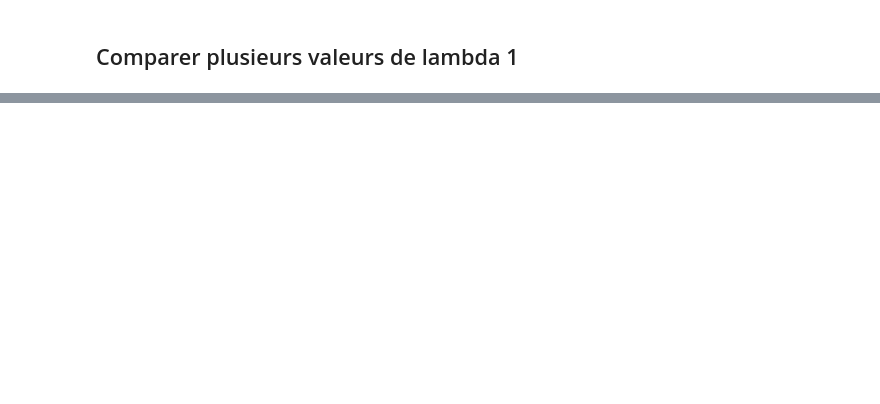
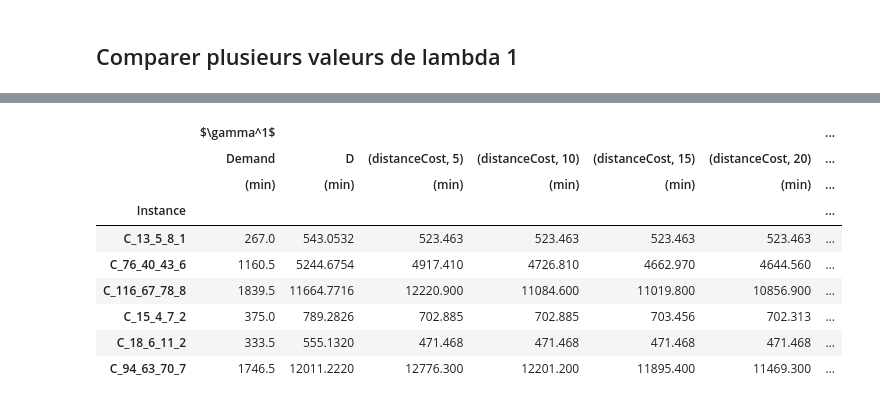
Before and after one commit to aliousmane/concrete-delivery-problem, a Jupyter notebook: result/cq/results_cq.ipynb, the cells around one changed output, grey strips where cells are left out. Cells and saved outputs as stored; diff of their text form; code cells hidden in the pictures; blank space fills up the shorter version.

```diff
--- a/result/cq/results_cq.ipynb
+++ b/result/cq/results_cq.ipynb
@@ -444,0 +441,38 @@ t2
+# %%
+my_results = pd.read_csv("results_LAMBDA.csv",sep=';')
+my_results['travelCost'] = my_results['travelCost'].apply(lambda x: x/60)
+my_results['firstDeliveryCost'] = my_results['firstDeliveryCost'].apply(lambda x: x/60)
+my_results = my_results[my_results['undeliveredCost']<0.5]
+names = [20201010,20201017,20201021,20201026,20201031,20201107,20201109,2020112]
+distance = my_results.loc[my_results.groupby(by=['Name','INTRA_ORDER_DELIVERY'])['distanceCost'].idxmin()]
+distance = distance[['Name','INTRA_ORDER_DELIVERY','distanceCost']]
+travel = pd.read_csv("travel.csv",sep=';')
+distance = distance[distance['Name'].isin(names)]
+df=distance.groupby(['Name','INTRA_ORDER_DELIVERY'],axis=0).mean().unstack()
+df = pd.merge(left=travel,right=df,on='Name')
+
+df = pd.merge(left=df,right=instance[['Name','Instance']],on='Name')
+df.drop(['Unnamed: 0','Name'],axis=1,inplace=True)
+df.set_index('Instance',inplace=True)
+df.columns = pd.MultiIndex.from_product([[f'$\gamma^1$'],df.columns,['(min)']])
+
+s = df.style
+s.caption='Comparaison with partner operations'
+
+(s.format(subset=f'$\gamma^1$',precision=2,thousands=","))#.format_index(escape="latex", axis=1))#.format_index(escape="latex", axis=0))
+
+s.to_latex('real_comp.tex',label='tab:comp_unibeton',multicol_align='c',position='htb',position_float='centering',hrules=True)
+
+df
+# distance
+# %% [output]
+|  | $\gamma^1$ |  |  |  |  |  | ... |
+|  | Demand | D | (distanceCost, 5) | (distanceCost, 10) | (distanceCost, 15) | (distanceCost, 20) | ... |
+|  | (min) | (min) | (min) | (min) | (min) | (min) | ... |
+| Instance |  |  |  |  |  |  | ... |
+| C_13_5_8_1 | 267.0 | 543.0532 | 523.463 | 523.463 | 523.463 | 523.463 | ... |
+| C_76_40_43_6 | 1160.5 | 5244.6754 | 4917.410 | 4726.810 | 4662.970 | 4644.560 | ... |
+| C_116_67_78_8 | 1839.5 | 11664.7716 | 12220.900 | 11084.600 | 11019.800 | 10856.900 | ... |
+| C_15_4_7_2 | 375.0 | 789.2826 | 702.885 | 702.885 | 703.456 | 702.313 | ... |
+| C_18_6_11_2 | 333.5 | 555.1320 | 471.468 | 471.468 | 471.468 | 471.468 | ... |
+| C_94_63_70_7 | 1746.5 | 12011.2220 | 12776.300 | 12201.200 | 11895.400 | 11469.300 | ... |
```
Also changed, not shown: parts of 26 cells of this notebook, 44 other files.
